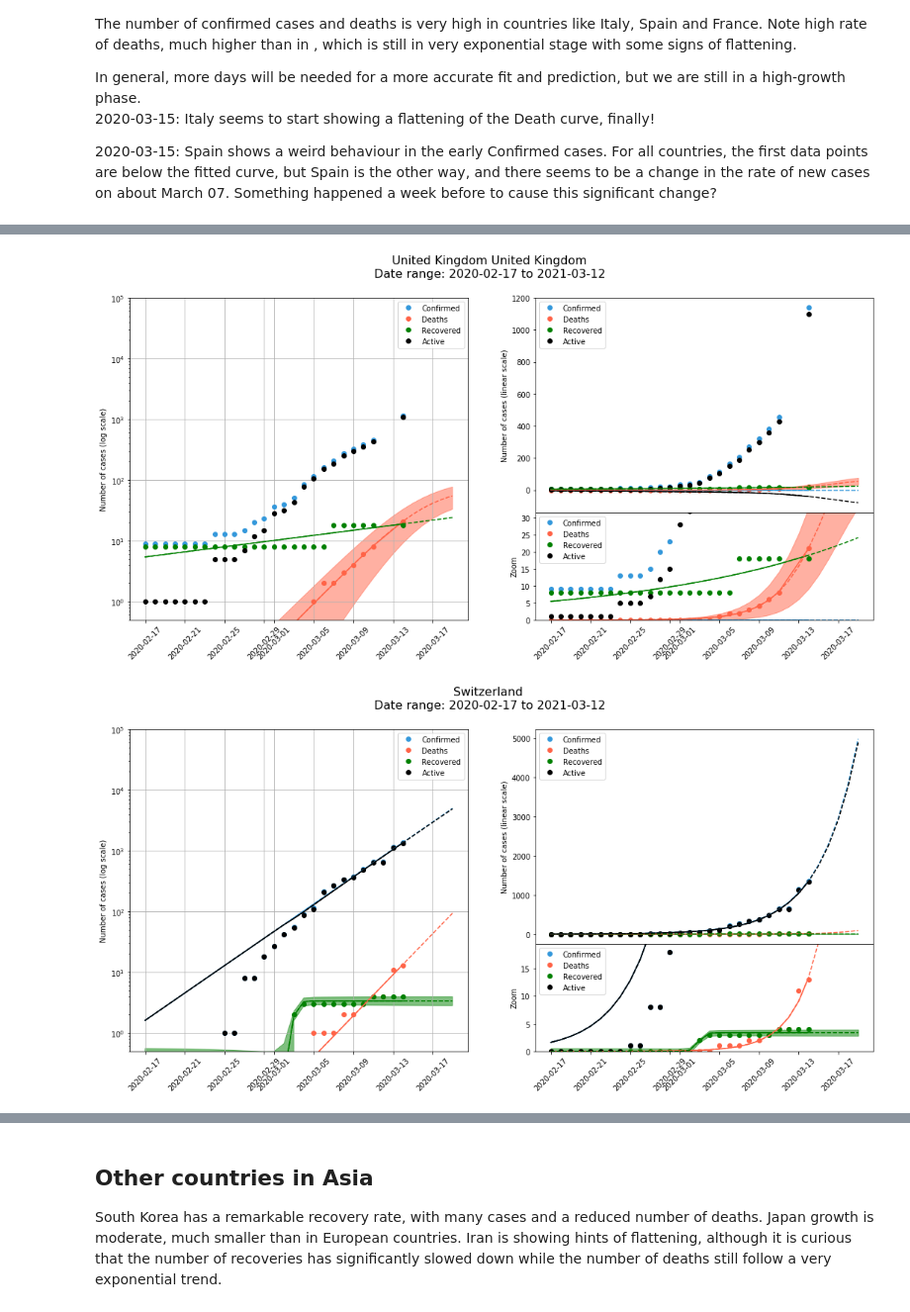
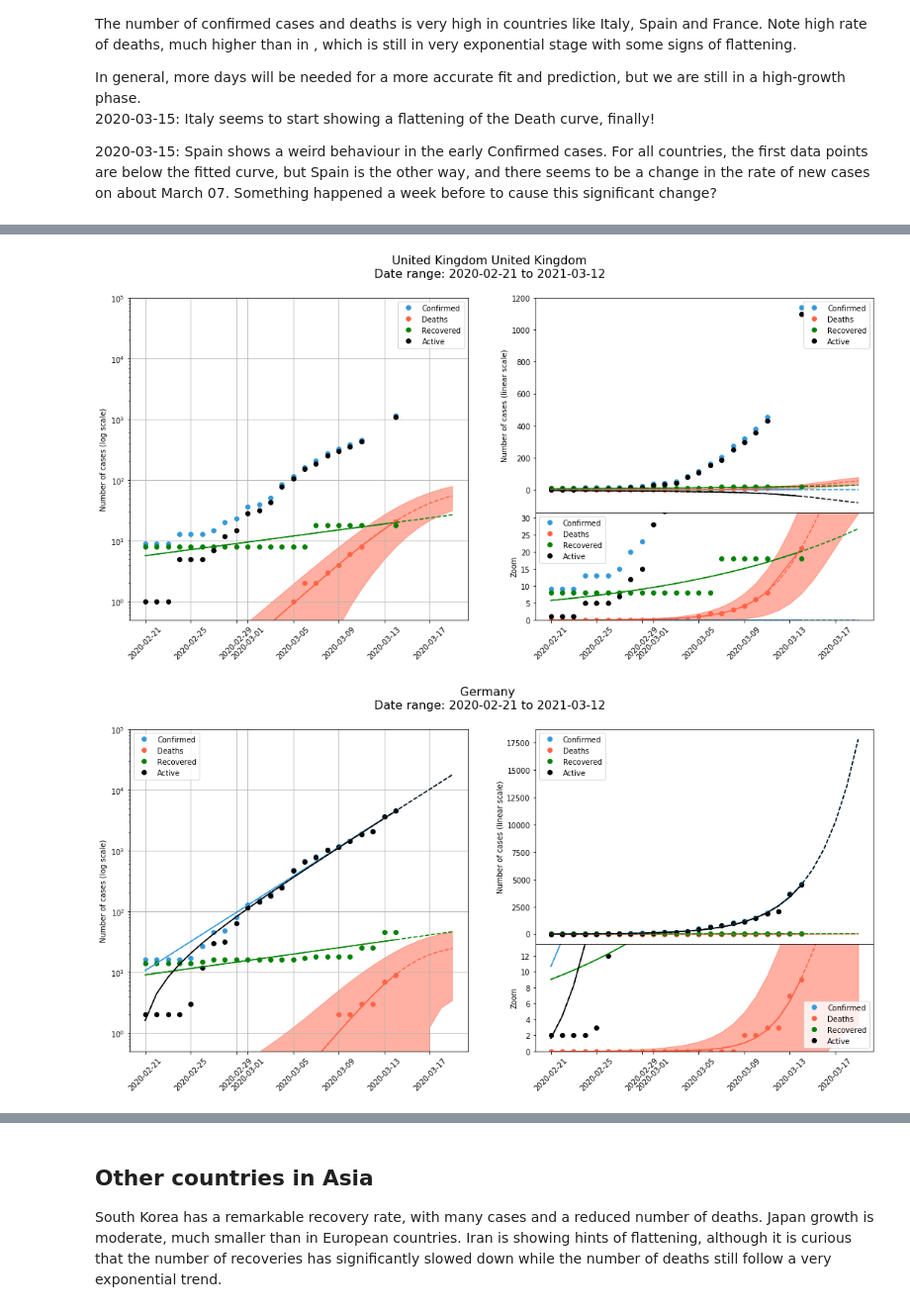
Before and after one commit to jmoldon/coronavirus_analysis, a Jupyter notebook: Coronavirus Analysis_ci.ipynb, the cells around one changed output, grey strips where cells are left out. Shown at 99% size. Saved outputs shown, nothing was run; the diff lists cells and outputs as text; code cells hidden in the pictures.

Commit message:
Add Germany to the analysis

```diff
--- a/Coronavirus Analysis_ci.ipynb
+++ b/Coronavirus Analysis_ci.ipynb
@@ -321,9 +321,9 @@ europe_list = [
     ['Spain', ''],
     ['France', 'France'],
     ['United Kingdom', 'United Kingdom'],
-    ['Switzerland', ''],
+    ['Germany', ''],
     ['Netherlands', '']
 ]
 for country, province in europe_list:
-    plot_country(data, country=country, province=province, start_date='2020-02-17', show_numbers=False)
+    plot_country(data, country=country, province=province, start_date='2020-02-21', show_numbers=False)
 # %% [output]
@@ -333,2 +333,2 @@ for country, province in europe_list:
-[figure, old version]
+[figure, new version]
-[figure, old version]
+[figure, new version]
```
Also changed, not shown: parts of 1 cell of this notebook, 6 other files.
